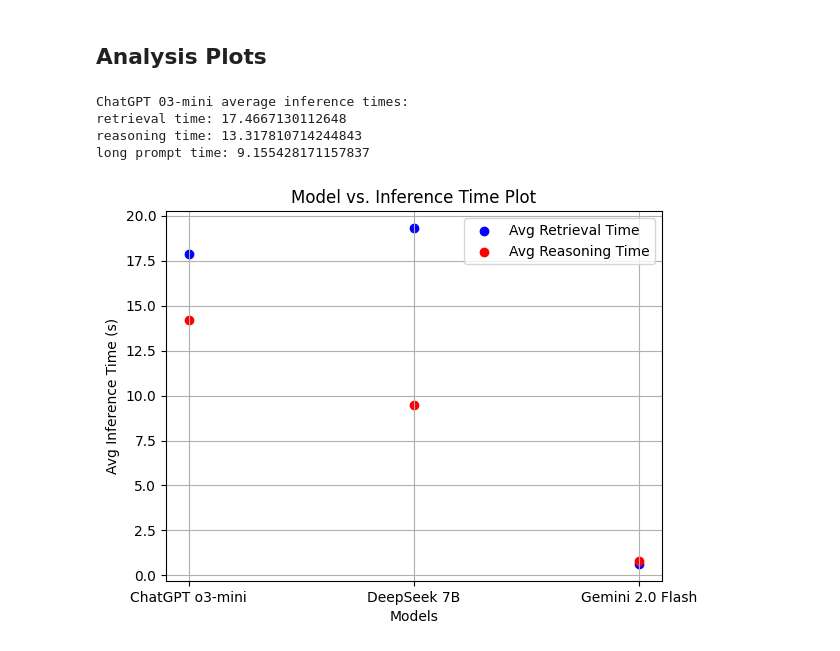
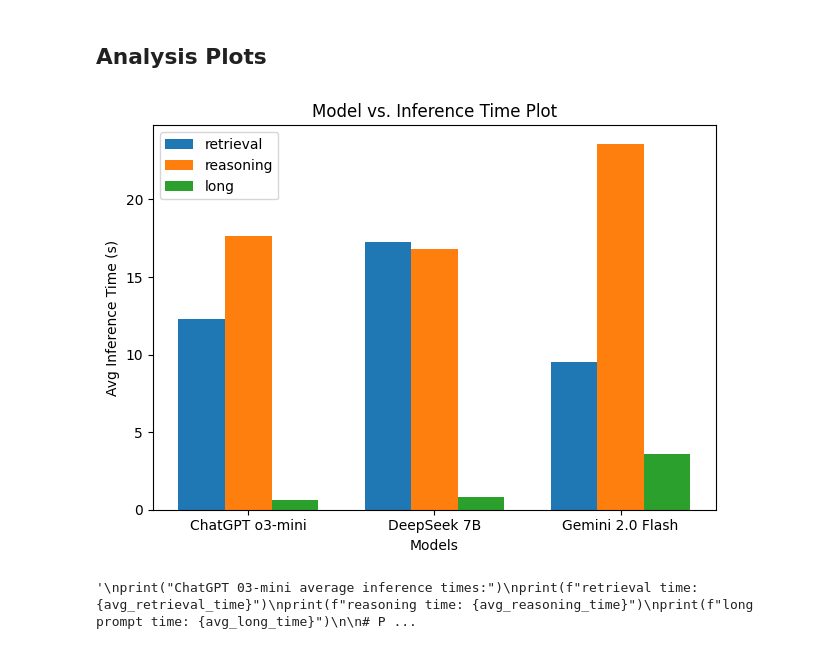
Before and after one commit to FardinHaque60/cmpe_187_ai_testing, a Jupyter notebook: prompt_tests.ipynb, the cells around one changed output. Saved outputs shown, nothing was run; the diff lists cells and outputs as text; code cells hidden in the pictures.

```diff
--- a/prompt_tests.ipynb
+++ b/prompt_tests.ipynb
@@ -259,36 +270,83 @@ reasoning test results:
 ## Analysis Plots
 # %%
 import matplotlib.pyplot as plt
+import numpy as np
 
-prompt_types = ["Retrieval", "Reasoning", "Long"]
-avg_retrieval_time = sum(retrieval_times)/len(retrieval_times)
-avg_reasoning_time = sum(reasoning_times)/len(reasoning_times)
-avg_long_time = sum(long_times)/len(long_times)
+models = ["ChatGPT o3-mini", "DeepSeek 7B", "Gemini 2.0 Flash"]
+avg_retrieval_time = [
+    sum(retrieval_times[0])/len(retrieval_times[0]),
+    sum(retrieval_times[1])/len(retrieval_times[1]),
+    sum(retrieval_times[2])/len(retrieval_times[2])
+]
+avg_reasoning_time = [
+    sum(reasoning_times[0])/len(reasoning_times[0]),
+    sum(reasoning_times[1])/len(reasoning_times[1]),
+    sum(reasoning_times[2])/len(reasoning_times[2])
+]
+avg_long_time = [
+    sum(long_times[0])/len(long_times[0]),
+    sum(long_times[1])/len(long_times[1]),
+    sum(long_times[2])/len(long_times[2]),
+]
 
+x_entries = models
+y_data = [
+    avg_retrieval_time,
+    avg_reasoning_time,
+    avg_long_time
+]
+
+# Convert y_data to a NumPy array for easier manipulation
+y_array = np.array(y_data)  # Shape: (n, 3)
+n_groups = y_array.shape[0]
+n_bars = y_array.shape[1]
+
+# Bar positions
+x = np.arange(n_groups)
+bar_width = 0.25
+
+# Offsets for each of the 3 bars
+offsets = np.linspace(-bar_width, bar_width, n_bars)
+
+# Plot
+fig, ax = plt.subplots()
+groups = ["retrieval", "reasoning", "long"]
+for i in range(n_bars):
+    ax.bar(x + offsets[i], y_array[:, i], width=bar_width, label=groups[i])
+
+# X-axis settings
+ax.set_xticks(x)
+ax.set_xticklabels(x_entries)
+ax.set_xlabel('Models')
+ax.set_ylabel('Avg Inference Time (s)')
+ax.set_title('Model vs. Inference Time Plot')
+ax.legend()
+
+plt.tight_layout()
+plt.show()
+
+'''
 print("ChatGPT 03-mini average inference times:")
 print(f"retrieval time: {avg_retrieval_time}")
 print(f"reasoning time: {avg_reasoning_time}")
 print(f"long prompt time: {avg_long_time}")
 
-'''
 # Plotting
-plt.scatter(models, avg_retrieval_time, marker='o', color='b', label='Avg Retrieval Time')
-plt.scatter(models, avg_reasoning_time, marker='o', color='r', label='Avg Reasoning Time')
+plt.bar(models, avg_retrieval_time[0], label='Avg Retrieval Time')
+plt.bar(models, avg_reasoning_time[1], label='Avg Reasoning Time')
+plt.bar(models, avg_long_time[2], label='Avg Long Time')
 
 # Adding labels and title
 plt.xlabel('Models')
 plt.ylabel('Avg Inference Time (s)')
 plt.title('Model vs. Inference Time Plot')
 
 # Show the plot
 plt.grid(True)
 plt.legend()
 plt.show()
 '''
 # %% [output]
+[figure, new version]
-ChatGPT 03-mini average inference times:
-retrieval time: 17.4667130112648
-reasoning time: 13.317810714244843
-long prompt time: 9.155428171157837
+'\nprint("ChatGPT 03-mini average inference times:")\nprint(f"retrieval time: {avg_retrieval_time}")\nprint(f"reasoning time: {avg_reasoning_time}")\nprint(f"long prompt time: {avg_long_time}")\n\n# P ...
-[figure, old version]
 # %%
```
Also changed, not shown: parts of 8 cells of this notebook.
